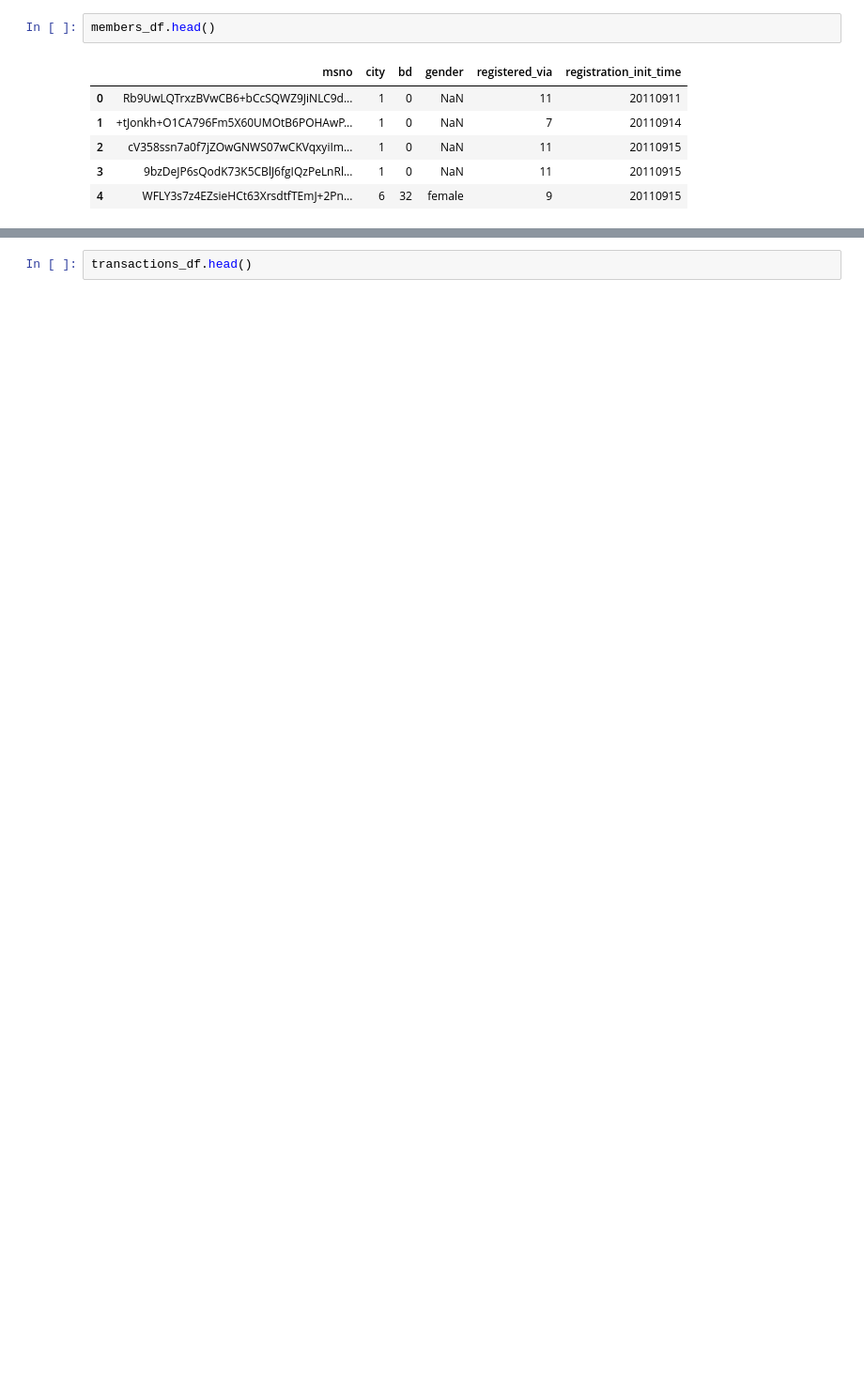
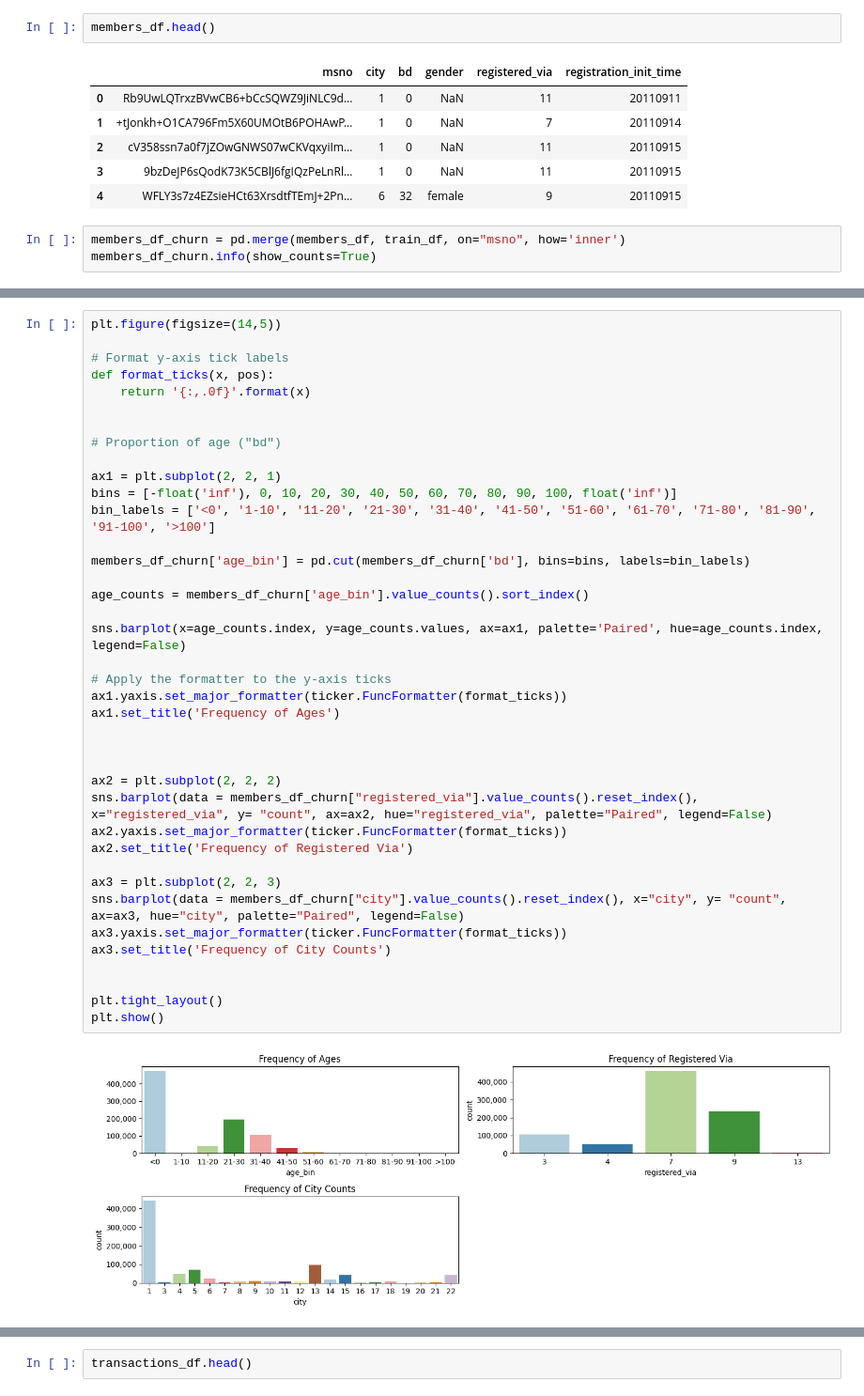
Before and after one commit to JamieVo890/KKBOX-Churn-Prediction, a Jupyter notebook: Notebooks/EDA.ipynb, the cells around one changed output, grey strips where cells are left out. Shown: that part at 94% size. Saved outputs shown, nothing was run; the diff lists cells and outputs as text; blank space fills up the shorter version.

```diff
--- a/Notebooks/EDA.ipynb
+++ b/Notebooks/EDA.ipynb
@@ -23,3 +71,6 @@ members_df.head()
 | 2 | cV358ssn7a0f7jZOwGNWS07wCKVqxyiIm... | 1 | 0 | NaN | 11 | 20110915 |
 | 3 | 9bzDeJP6sQodK73K5CBlJ6fgIQzPeLnRl... | 1 | 0 | NaN | 11 | 20110915 |
 | 4 | WFLY3s7z4EZsieHCt63XrsdtfTEmJ+2Pn... | 6 | 32 | female | 9 | 20110915 |
+# %%
+members_df_churn = pd.merge(members_df, train_df, on="msno", how='inner')
+members_df_churn.info(show_counts=True)
@@ -25,0 +96,41 @@ members_df.head()
+# %%
+plt.figure(figsize=(14,5))
+
+# Format y-axis tick labels
+def format_ticks(x, pos):
+    return '{:,.0f}'.format(x)
+
+
+# Proportion of age ("bd")
+
+ax1 = plt.subplot(2, 2, 1)
+bins = [-float('inf'), 0, 10, 20, 30, 40, 50, 60, 70, 80, 90, 100, float('inf')]
+bin_labels = ['<0', '1-10', '11-20', '21-30', '31-40', '41-50', '51-60', '61-70', '71-80', '81-90', '91-100', '>100']
+
+members_df_churn['age_bin'] = pd.cut(members_df_churn['bd'], bins=bins, labels=bin_labels)
+
+age_counts = members_df_churn['age_bin'].value_counts().sort_index()
+
+sns.barplot(x=age_counts.index, y=age_counts.values, ax=ax1, palette='Paired', hue=age_counts.index, legend=False)
+
+# Apply the formatter to the y-axis ticks
+ax1.yaxis.set_major_formatter(ticker.FuncFormatter(format_ticks))
+ax1.set_title('Frequency of Ages')
+
+
+
+ax2 = plt.subplot(2, 2, 2)
+sns.barplot(data = members_df_churn["registered_via"].value_counts().reset_index(), x="registered_via", y= "count", ax=ax2, hue="registered_via", palette="Paired", legend=False)
+ax2.yaxis.set_major_formatter(ticker.FuncFormatter(format_ticks))
+ax2.set_title('Frequency of Registered Via')
+
+ax3 = plt.subplot(2, 2, 3)
+sns.barplot(data = members_df_churn["city"].value_counts().reset_index(), x="city", y= "count", ax=ax3, hue="city", palette="Paired", legend=False)
+ax3.yaxis.set_major_formatter(ticker.FuncFormatter(format_ticks))
+ax3.set_title('Frequency of City Counts')
+
+
+plt.tight_layout()
+plt.show()
+# %% [output]
+[figure, added]
```
Also changed, not shown: parts of 38 cells of this notebook.
